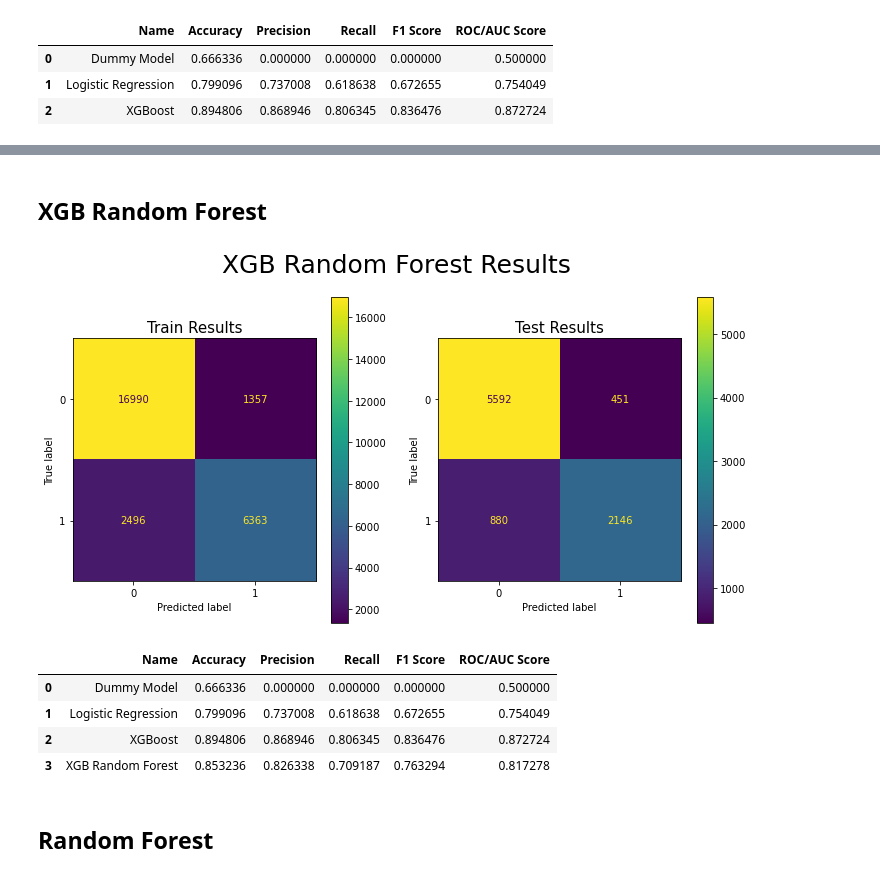
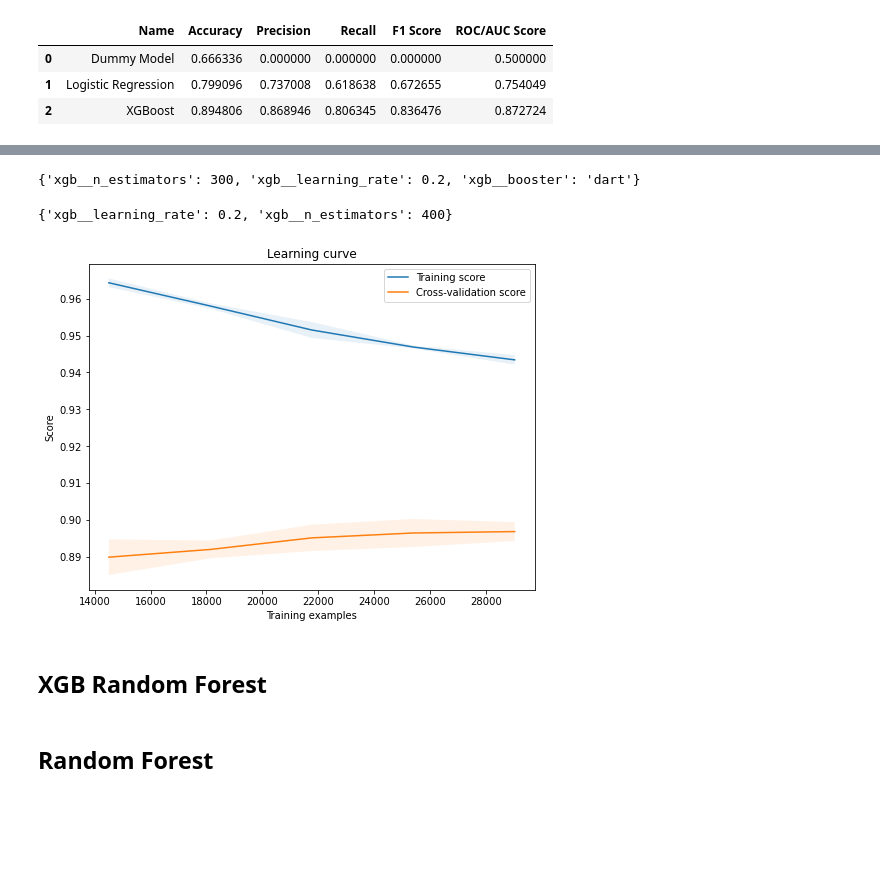
Before and after one commit to mduncan23/Hotel_Cancellation_Predictor, a Jupyter notebook: Hotel_Cancellation_Notebook-Clean.ipynb, the cells around one changed output, grey strips where cells are left out. Saved outputs shown, nothing was run; the diff lists cells and outputs as text; code cells hidden in the pictures; blank space fills up the shorter version.

```diff
--- a/Hotel_Cancellation_Notebook-Clean.ipynb
+++ b/Hotel_Cancellation_Notebook-Clean.ipynb
@@ -679,0 +750,18 @@ score_card
+# %%
+xgb_model = Pipeline([
+    ('ColTrans', ColTrans),
+    ('xgb', XGBClassifier(random_state=42))
+])
+# %%
+xgb_params = {
+    'xgb__booster': ['gbtree', 'gblinear', 'dart'],
+    'xgb__learning_rate':[.1, .05, .2, .3],
+    'xgb__n_estimators':[100, 200, 300, 400]
+}
+xgb_gs = RandomizedSearchCV(estimator=xgb_model,
+                      param_distributions=xgb_params,
+#                       scoring=regional_scorer,
+                      cv=5,
+                      verbose=1)
+
+xgb_gs.fit(X_train, y_train);
@@ -680,3 +772,41 @@ score_card
+# %%
+xgb_gs.best_params_
+# %% [output]
+{'xgb__n_estimators': 300, 'xgb__learning_rate': 0.2, 'xgb__booster': 'dart'}
+# %%
+xgb_gs.best_params_
+# %% [output]
+{'xgb__learning_rate': 0.2, 'xgb__n_estimators': 400}
+# %%
+gs_estimators = xgb_gs.best_estimator_
+# %%
+# Define the parameters for the learning curve
+train_sizes, train_scores, test_scores = learning_curve(
+    gs_estimators, X, y, train_sizes=np.linspace(0.5, 1.0, 5),
+    scoring='accuracy', cv=5
+)
+
+# Compute the mean and standard deviation of the training and test scores
+train_scores_mean = np.mean(train_scores, axis=1)
+train_scores_std = np.std(train_scores, axis=1)
+test_scores_mean = np.mean(test_scores, axis=1)
+test_scores_std = np.std(test_scores, axis=1)
+
+# Plot the learning curve
+plt.figure(figsize=(8,6))
+plt.plot(train_sizes, train_scores_mean, label='Training score')
+plt.fill_between(train_sizes, train_scores_mean - train_scores_std,
+                 train_scores_mean + train_scores_std, alpha=0.1)
+plt.plot(train_sizes, test_scores_mean, label='Cross-validation score')
+plt.fill_between(train_sizes, test_scores_mean - test_scores_std,
+                 test_scores_mean + test_scores_std, alpha=0.1)
+plt.title('Learning curve')
+plt.xlabel('Training examples')
+plt.ylabel('Score')
+plt.legend(loc='best')
+plt.show()
+# %% [output]
+[figure, added]
 # %% [markdown]
 ## XGB Random Forest
 # %%
@@ -692,16 +822,8 @@ score_card = score_model(xgbrf_model,
                          X_test,
                          y_train,
                          y_test)
-# %% [output]
-[figure, removed]
 # %%
 score_card
-# %% [output]
-|  | Name | Accuracy | Precision | Recall | F1 Score | ROC/AUC Score |
-| 0 | Dummy Model | 0.666336 | 0.000000 | 0.000000 | 0.000000 | 0.500000 |
-| 1 | Logistic Regression | 0.799096 | 0.737008 | 0.618638 | 0.672655 | 0.754049 |
-| 2 | XGBoost | 0.894806 | 0.868946 | 0.806345 | 0.836476 | 0.872724 |
-| 3 | XGB Random Forest | 0.853236 | 0.826338 | 0.709187 | 0.763294 | 0.817278 |
 # %% [markdown]
 ## Random Forest
 # %%
```
Also changed, not shown: parts of 22 cells of this notebook, 1 other file.
